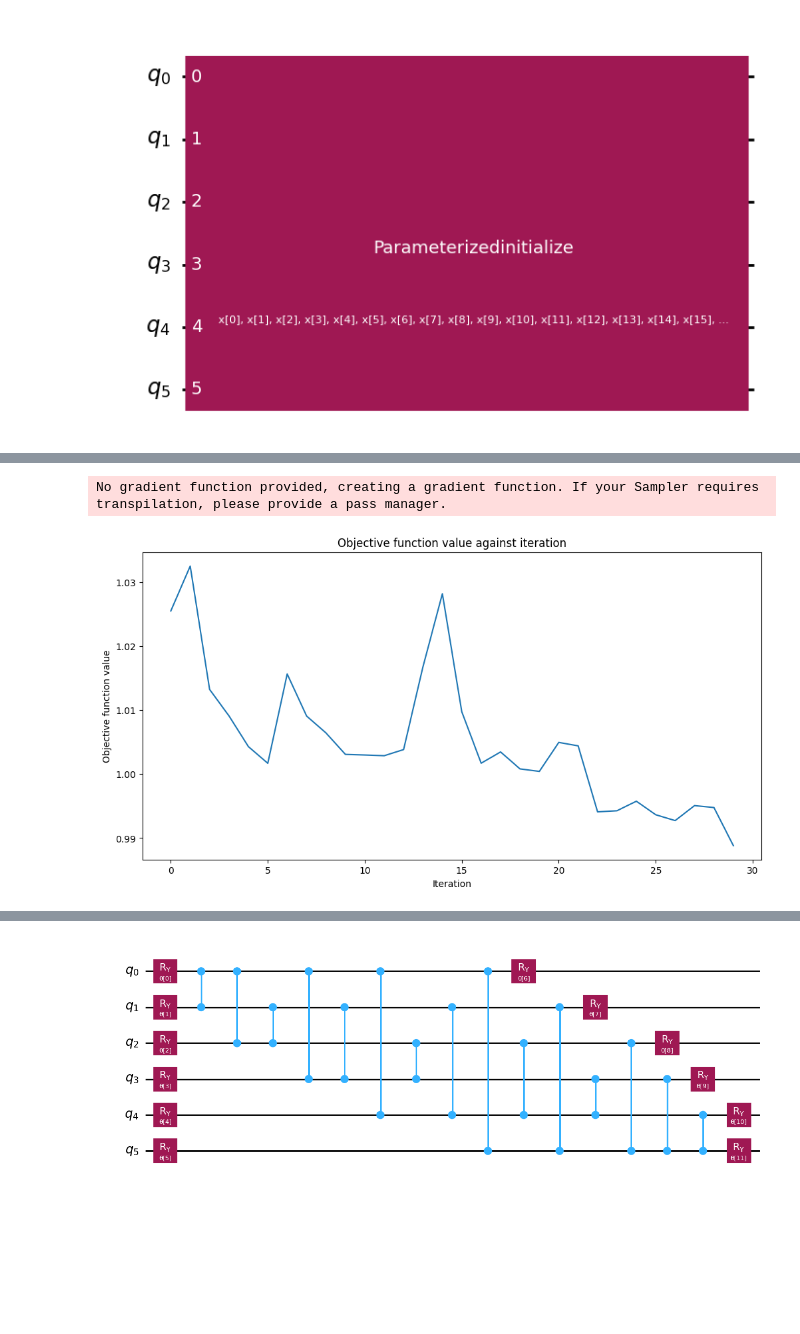
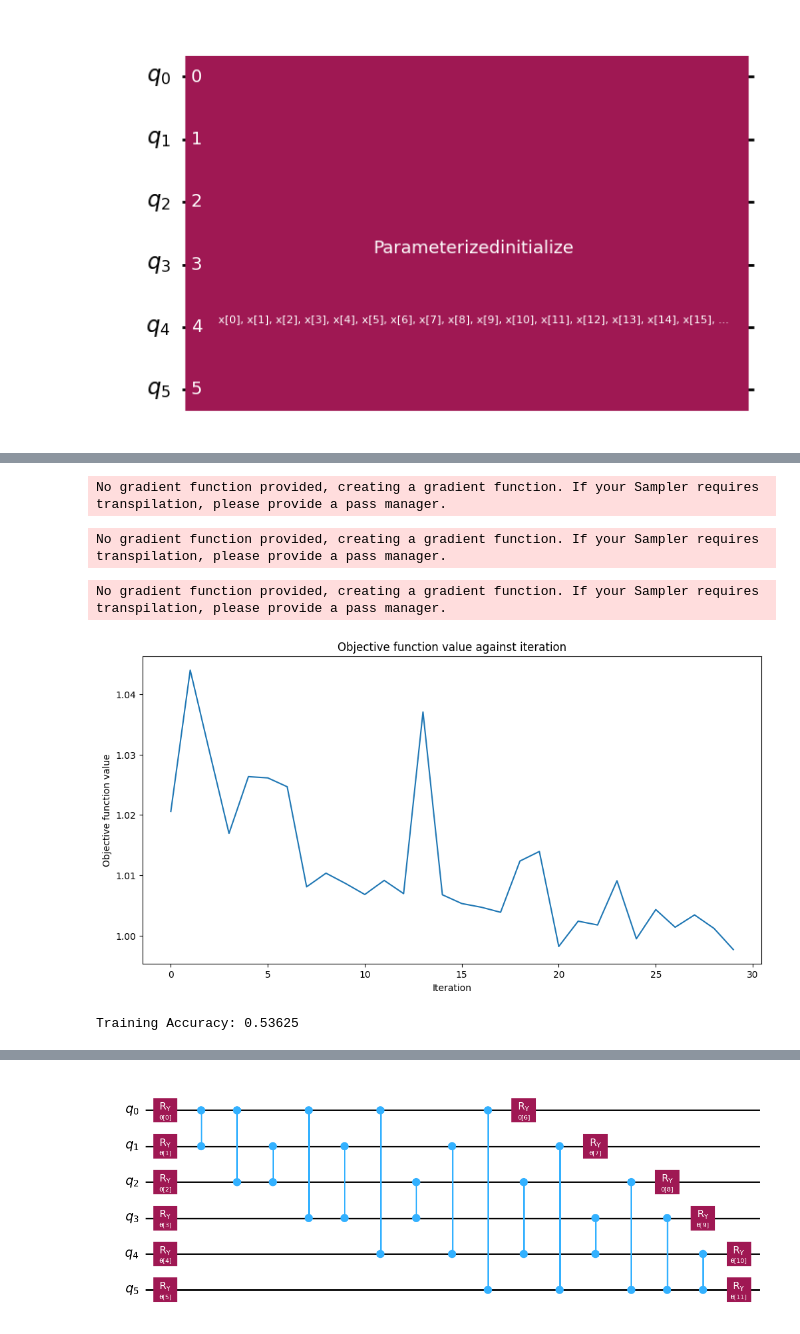
Before and after one commit to Al-Ashir-Intisar/quantum-computing, a Jupyter notebook: project_codes/Final_Project_VQC_vs_CNN.ipynb, the cells around one changed output, grey strips where cells are left out. Drawn from its saved outputs; the diff is of its cells as text; code cells hidden in the pictures; blank space fills up the shorter version.

```diff
--- a/project_codes/Final_Project_VQC_vs_CNN.ipynb
+++ b/project_codes/Final_Project_VQC_vs_CNN.ipynb
@@ -102,15 +95,17 @@ def pad_to_power_of_2(data):
 # %%
-# normalizing the training dataset for RawFeatureVector
+# normalizing the training datasets for RawFeatureVector and ZZFeatureMap
 from numpy.linalg import norm
 
 def normalize(X):
     return np.array([x / norm(x) if norm(x) > 0 else x for x in X])
 
-X_train_norm = normalize(X_pca)
+X_train_pca_norm = normalize(X_pca)
 X_train_isomap_norm = normalize(X_isomap)
+X_train_pca_10_norm = normalize(X_pca_10)
 # %%
+# creating a quantum circuit for the feature map using the RawFeatureVector class
 num_features = 64
-feature_map = RawFeatureVector(num_features)
+feature_map_raw = RawFeatureVector(num_features)
 display(feature_map.draw(output="mpl"))
 # %% [output]
 [figure]
@@ -125,11 +128,29 @@ def callback_graph(weights, obj_func_eval):
     plt.plot(range(len(objective_func_vals)), objective_func_vals)
     plt.show()
 # %%
+# setting the optimizer for the VQC algorithm
 from qiskit.primitives import StatevectorSampler as Sampler
-
 sampler = Sampler()
+# construct ansatz, and optimizer
+from qiskit.circuit.library import TwoLocal
+ansatz_raw = TwoLocal(num_qubits=6, rotation_blocks="ry", entanglement_blocks="cz", reps=1)
+# create a new ansatz instance for ZZFeatureMap
+ansatz_zz = TwoLocal(
+    num_qubits=10,
+    rotation_blocks="ry",
+    entanglement_blocks="cz",
+    reps=1
+)
 # %%
-# construct ansatz, and optimizer
-from qiskit.circuit.library import TwoLocal
-ansatz = TwoLocal(num_qubits=6, rotation_blocks="ry", entanglement_blocks="cz", reps=1)
+# construct variational quantum classifier with RawFeatureVector feature map and ansatz with 6 qubits for pca dataset
+vqc_pca_raw = VQC(
+    feature_map=feature_map_raw,
+    ansatz=ansatz_raw,
+    loss="cross_entropy",
+    optimizer=COBYLA(maxiter=30),
+    callback=callback_graph,
+    sampler=sampler,
+)
+# %% [output]
+No gradient function provided, creating a gradient function. If your Sampler requires transpilation, please provide a pass manager.
 # %%
@@ -144,20 +165,46 @@ vqc_isomap = VQC(
 )
 # %% [output]
 No gradient function provided, creating a gradient function. If your Sampler requires transpilation, please provide a pass manager.
+# %%
+# construct variational quantum classifier with ZZFeatureMap feature map and ansatz with 10 qubits for 10 components in pca dataset
+vqc_pca10_ZZ = VQC(
+    feature_map=feature_map_ZZ,
+    ansatz=ansatz_zz,
+    optimizer=COBYLA(maxiter=30),
+    loss="cross_entropy",
+    sampler=sampler,
+    callback=callback_graph
+)
+# %% [output]
+No gradient function provided, creating a gradient function. If your Sampler requires transpilation, please provide a pass manager.
 # %%
 # create empty array for callback to store evaluations of the objective function
 objective_func_vals = []
 plt.rcParams["figure.figsize"] = (12, 6)
 
-# fit classifier to isomap data
-vqc_isomap.fit(X_train_isomap_norm, y_one_hot)
+# fit classifier to pca dataset with RawFeatureVector feature map and ansatz with 6 qubits
+vqc_pca_raw.fit(X_train_pca_norm, y_one_hot)
 
 # return to default figsize
 plt.rcParams["figure.figsize"] = (6, 4)
 # %% [output]
-[figure, old version]
+[figure, new version]
 # %%
-# score classifier
-vqc_isomap.score(X_train_norm, y_one_hot)
+# score classifier on pca dataset with RawFeatureVector feature map and ansatz with 6 qubits
+vqc_pca_raw.score(X_train_pca_norm, y_one_hot)
 # evaluate data points
-y_predict = vqc_isomap.predict(X_train_norm)
+y_predict = vqc_pca_raw.predict(X_train_pca_norm)
+
+from sklearn.metrics import accuracy_score
+
+# Predict labels for the training set
+y_pred = np.argmax(y_predict, axis=1)
+
+# Convert one-hot encoded `y_one_hot` back to class labels
+y_true = np.argmax(y_one_hot, axis=1)
+
+# Compute accuracy
+acc = accuracy_score(y_true, y_pred)
+print("Training Accuracy:", acc)
+# %% [output]
+Training Accuracy: 0.53625
```
Also changed, not shown: parts of 28 cells of this notebook.
